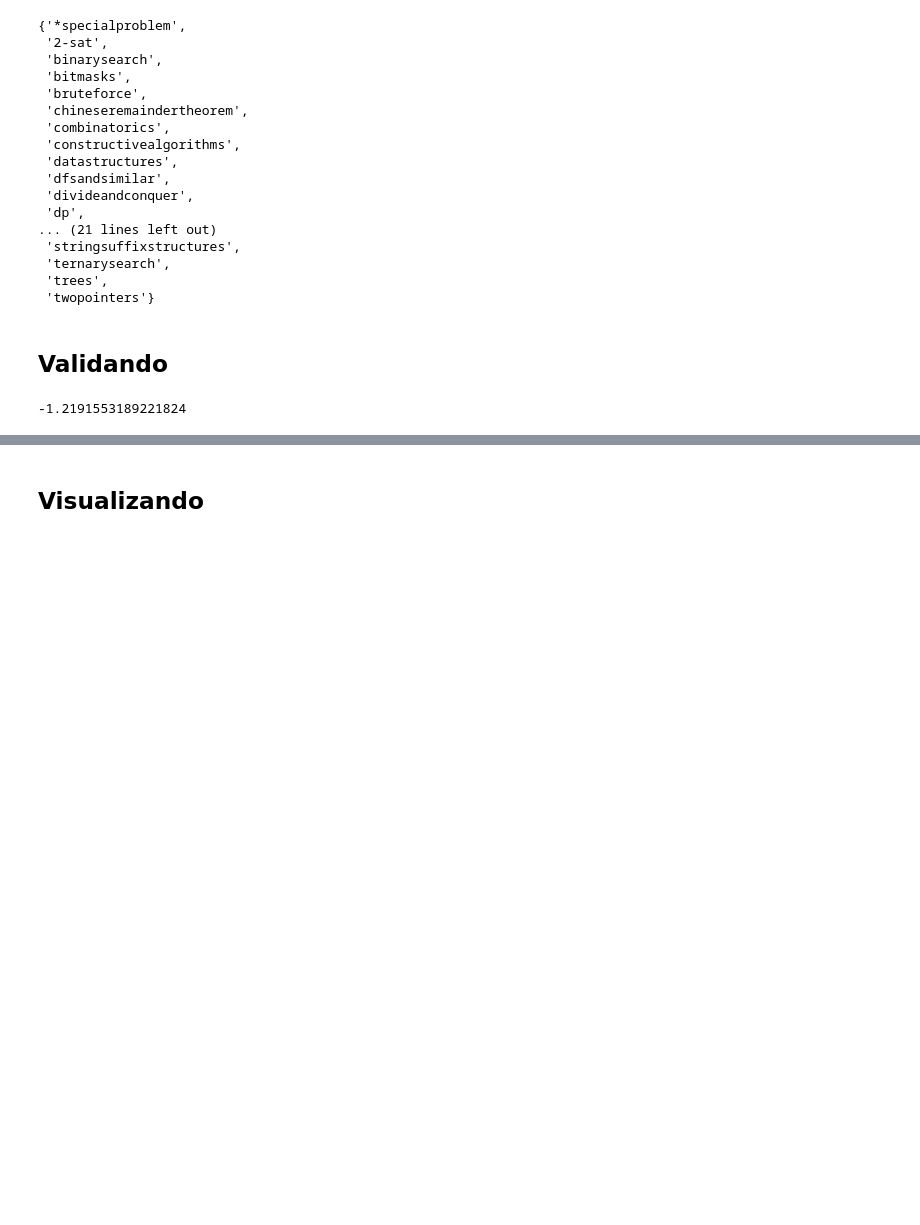
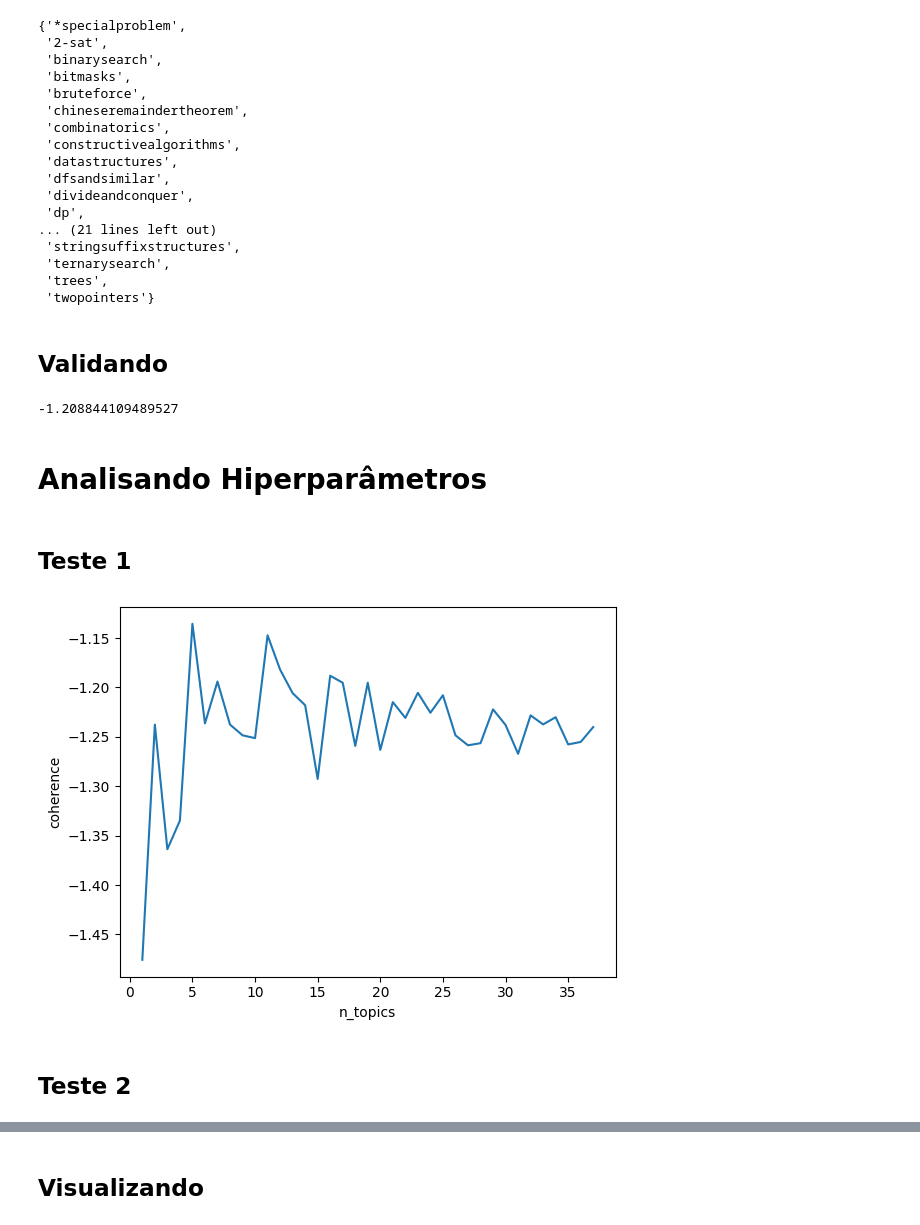
Before and after one commit to anasofia0/classificador-cf, a Jupyter notebook: classificador.ipynb, the cells around one changed output, grey strips where cells are left out. Cells and saved outputs as stored; diff of their text form; code cells hidden in the pictures; blank space fills up the shorter version.

Commit message:
Teste com variação dos hiperparametros

```diff
--- a/classificador.ipynb
+++ b/classificador.ipynb
@@ -210,3 +203,16 @@ lda = LdaModel(corpus=corpus, num_topics=n_components, id2word=id2word, iteratio
+# %%
+def run_lda(qtd_topics, iter):
+    n_components = qtd_topics
+    max_iter = iter
+
+    id2word = X[1]
+    corpus = X[0]
+
+    lda = LdaModel(corpus=corpus, num_topics=n_components, id2word=id2word, iterations=max_iter)
+
+    return lda
+# %%
+lda = run_lda(qtd_topics=n_total_topics, iter=100)
 # %%
 # lda_matrix = lda.fit_transform(X)
 # %%
@@ -220,11 +226,41 @@ lda = LdaModel(corpus=corpus, num_topics=n_components, id2word=id2word, iteratio
 #     print("Topic "+str(i)+": ",top_terms_list)
 # %% [markdown]
 ## Validando
+# %%
+def get_coherence(lda):
+    corpus = X[0]
+    id2word = X[1]
+    new_model = CoherenceModel(model=lda, texts=text, corpus=corpus, dictionary=id2word, coherence="u_mass")
+    return new_model.get_coherence()
 # %%
-new_model = CoherenceModel(model=lda, texts=text, corpus=corpus, dictionary=id2word, coherence="u_mass")
-print(new_model.get_coherence())
+
+
+print(get_coherence(lda))
 
 # todo -> entender metrica de coerencia
 #      -> usar dentro dos atributos o que ja foi calculado no CountVectorizer
 # %% [output]
--1.2191553189221824
+-1.208844109489527
+# %% [markdown]
+# Analisando Hiperparâmetros
+# %% [markdown]
+## Teste 1
+# %%
+list_coherence = []
+for i in range(1, 38):
+
+    lda = run_lda(qtd_topics = i, iter=100)
+    coherence = get_coherence(lda)
+
+    list_coherence.append(coherence)
+# %%
+list_coherence
+
+plt.plot([i for i in range(1,38)], list_coherence)
+plt.xlabel('n_topics')
+plt.ylabel('coherence')
+plt.show()
+# %% [output]
+[figure, added]
+# %% [markdown]
+## Teste 2
```
Also changed, not shown: parts of 4 cells of this notebook, 1 other file.
